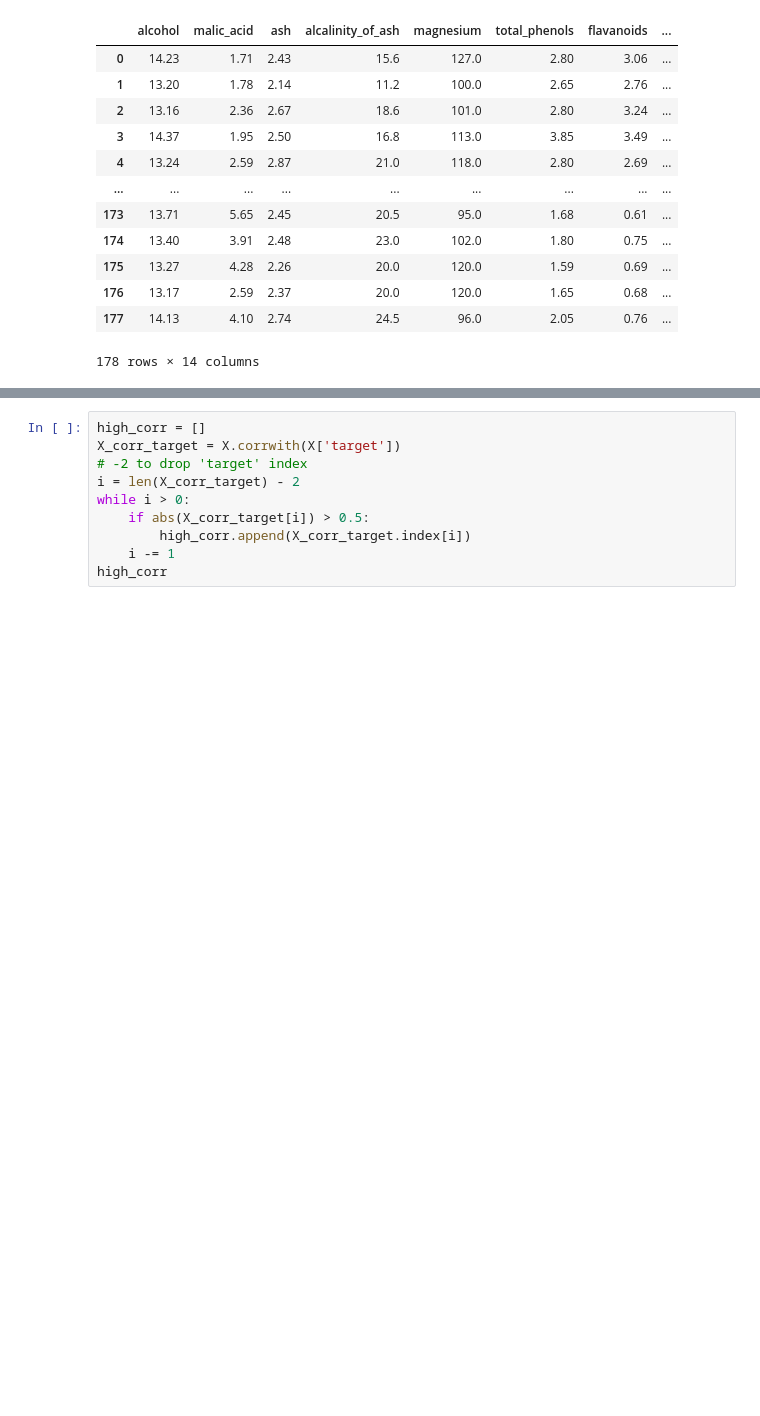
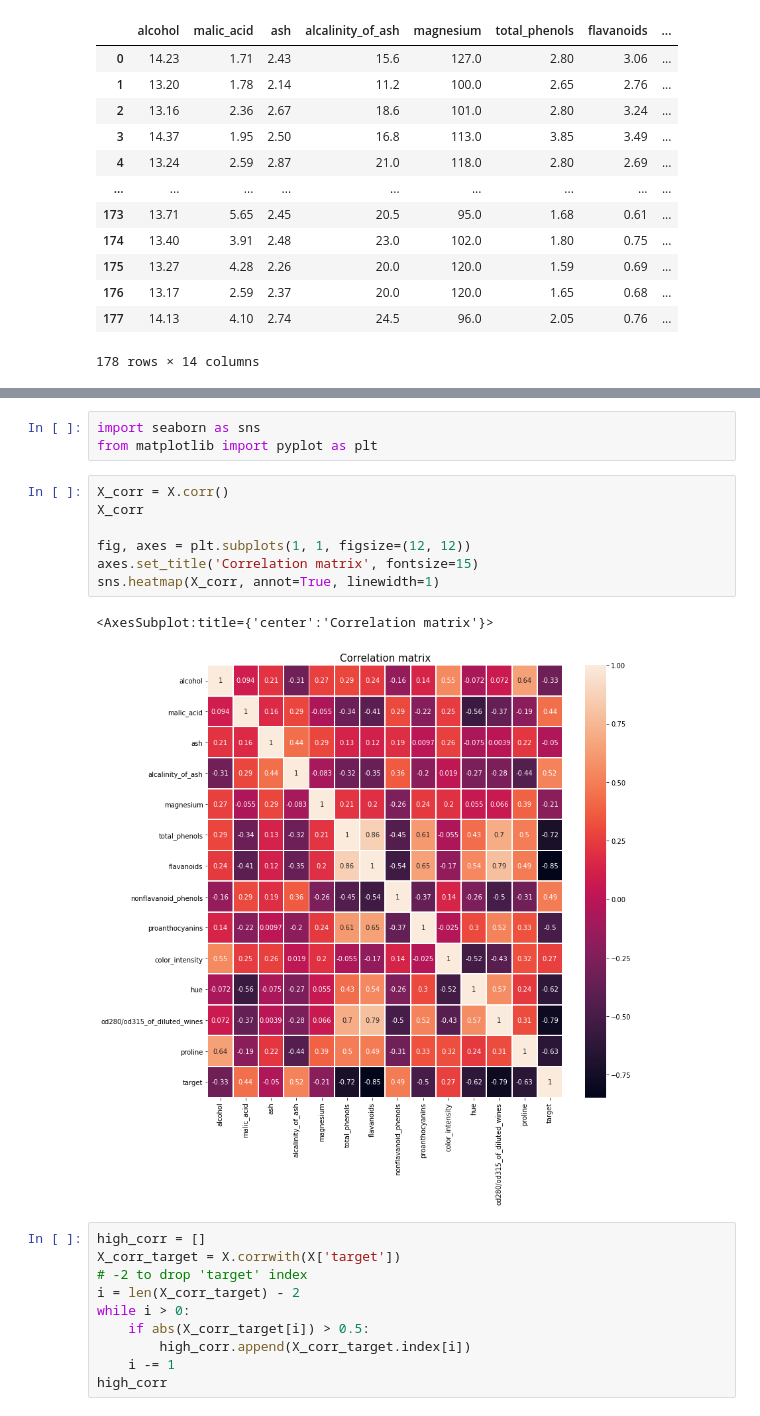
Before and after one commit to nardo-leo/gb, a Jupyter notebook: ds_libs/5-6/Additional.ipynb, the cells around one changed output, grey strips where cells are left out. Cells and saved outputs as stored; diff of their text form; blank space fills up the shorter version.

```diff
--- a/ds_libs/5-6/Additional.ipynb
+++ b/ds_libs/5-6/Additional.ipynb
@@ -171,3 +152,16 @@ X_corr
+# %%
+import seaborn as sns
+from matplotlib import pyplot as plt
+# %%
+X_corr = X.corr()
+X_corr
+
+fig, axes = plt.subplots(1, 1, figsize=(12, 12))
+axes.set_title('Correlation matrix', fontsize=15)
+sns.heatmap(X_corr, annot=True, linewidth=1)
+# %% [output]
+<AxesSubplot:title={'center':'Correlation matrix'}>
+[figure, added]
 # %%
 high_corr = []
 X_corr_target = X.corrwith(X['target'])
```
Also changed, not shown: parts of 1 cell of this notebook, 1 other file.
